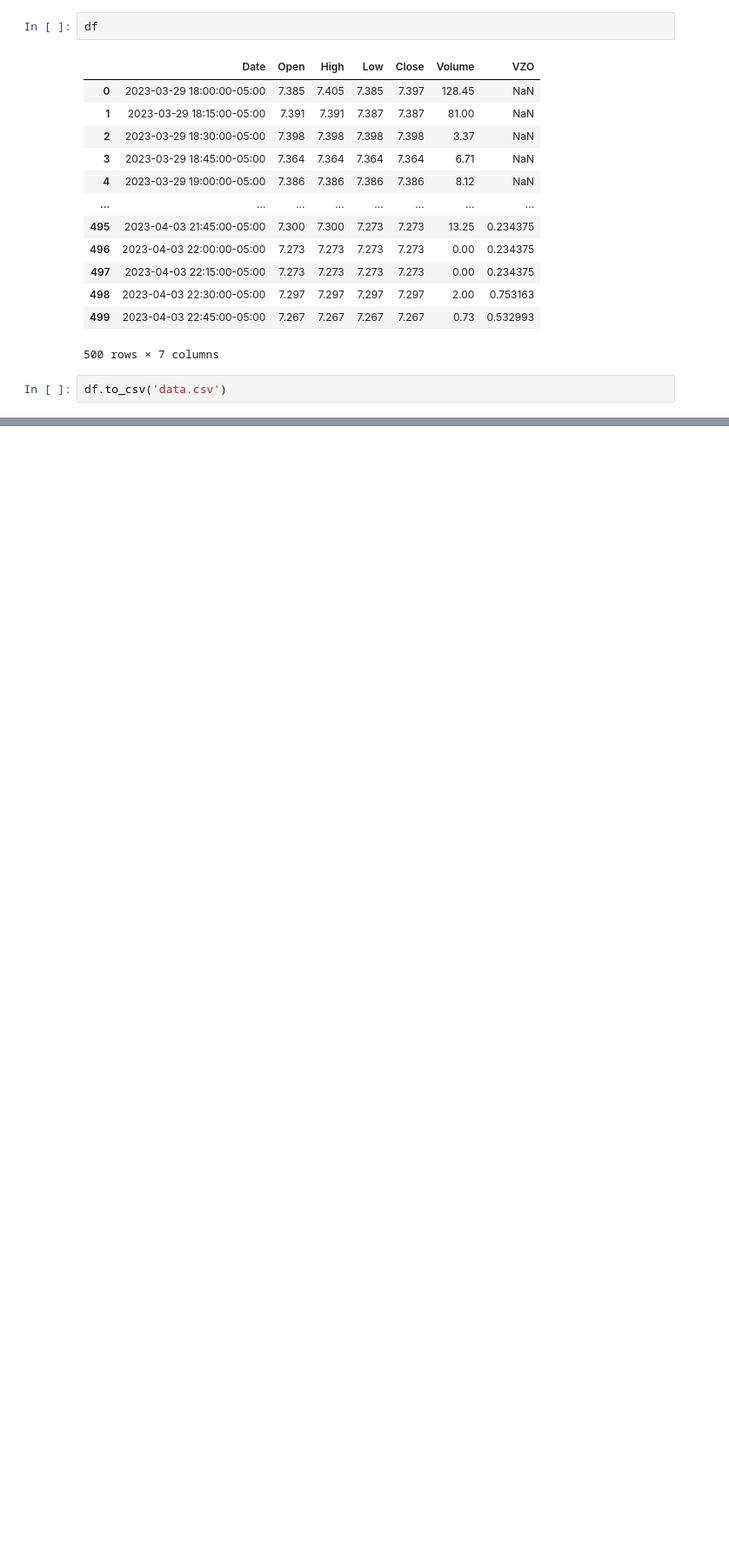
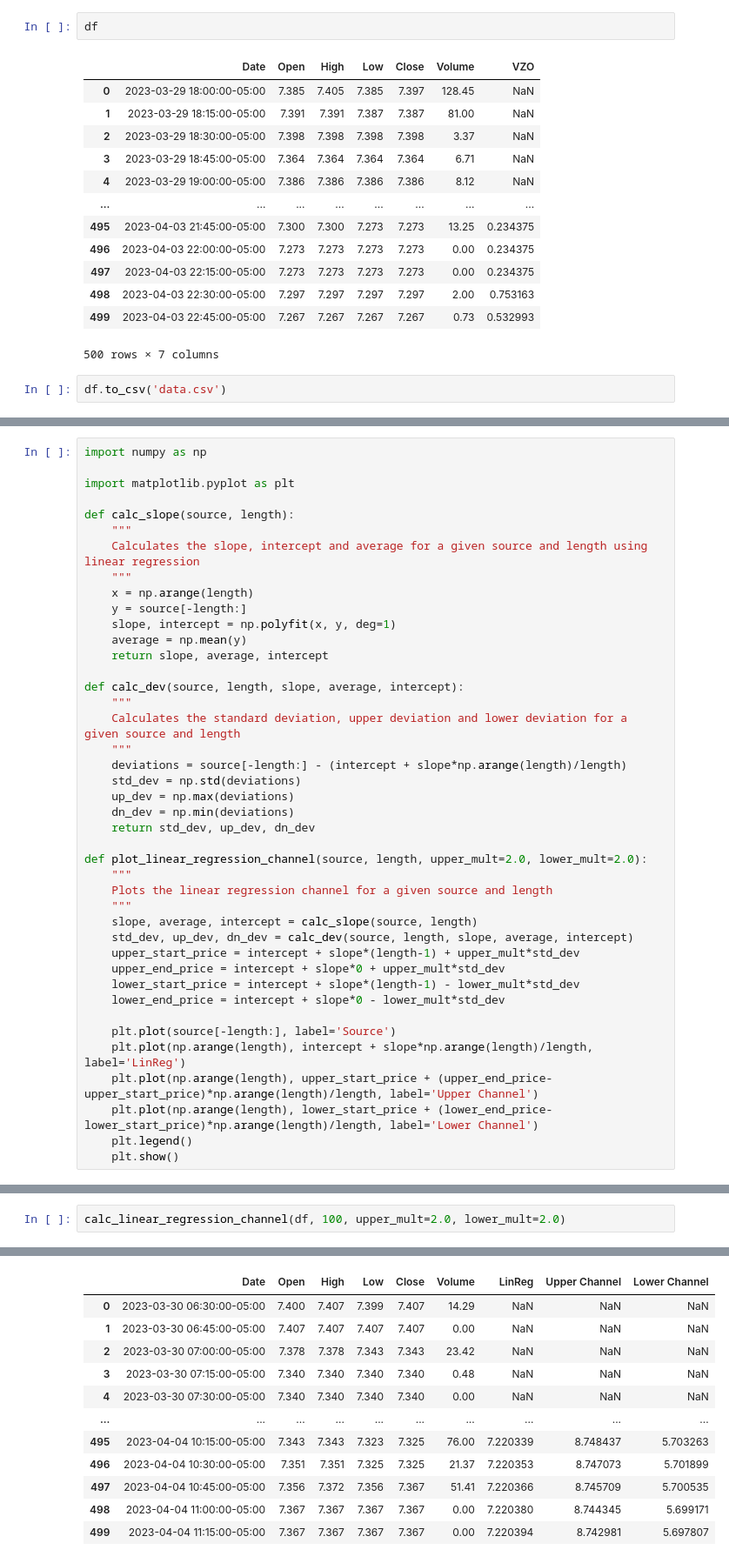
Before and after one commit to kubadlugosz/Geminit-Trading-Bot, a Jupyter notebook: Backtest.ipynb, the cells around one changed output, grey strips where cells are left out. Shown at 87% size. Cells and saved outputs as stored; diff of their text form; blank space fills up the shorter version.

```diff
--- a/Backtest.ipynb
+++ b/Backtest.ipynb
@@ -1186,0 +1299,42 @@ df.to_csv('data.csv')
+# %%
+import numpy as np
+
+import matplotlib.pyplot as plt
+
+def calc_slope(source, length):
+    """
+    Calculates the slope, intercept and average for a given source and length using linear regression
+    """
+    x = np.arange(length)
+    y = source[-length:]
+    slope, intercept = np.polyfit(x, y, deg=1)
+    average = np.mean(y)
+    return slope, average, intercept
+
+def calc_dev(source, length, slope, average, intercept):
+    """
+    Calculates the standard deviation, upper deviation and lower deviation for a given source and length
+    """
+    deviations = source[-length:] - (intercept + slope*np.arange(length)/length)
+    std_dev = np.std(deviations)
+    up_dev = np.max(deviations)
+    dn_dev = np.min(deviations)
+    return std_dev, up_dev, dn_dev
+
+def plot_linear_regression_channel(source, length, upper_mult=2.0, lower_mult=2.0):
+    """
+    Plots the linear regression channel for a given source and length
+    """
+    slope, average, intercept = calc_slope(source, length)
+    std_dev, up_dev, dn_dev = calc_dev(source, length, slope, average, intercept)
+    upper_start_price = intercept + slope*(length-1) + upper_mult*std_dev
+    upper_end_price = intercept + slope*0 + upper_mult*std_dev
+    lower_start_price = intercept + slope*(length-1) - lower_mult*std_dev
+    lower_end_price = intercept + slope*0 - lower_mult*std_dev
+
+    plt.plot(source[-length:], label='Source')
+    plt.plot(np.arange(length), intercept + slope*np.arange(length)/length, label='LinReg')
+    plt.plot(np.arange(length), upper_start_price + (upper_end_price-upper_start_price)*np.arange(length)/length, label='Upper Channel')
+    plt.plot(np.arange(length), lower_start_price + (lower_end_price-lower_start_price)*np.arange(length)/length, label='Lower Channel')
+    plt.legend()
+    plt.show()
@@ -1186,0 +1404,3 @@ df.to_csv('data.csv')
+# %%
+calc_linear_regression_channel(df, 100, upper_mult=2.0, lower_mult=2.0)
+# %% [output]
@@ -1186,0 +1419,12 @@ df.to_csv('data.csv')
+|  | Date | Open | High | Low | Close | Volume | LinReg | Upper Channel | Lower Channel |
+| 0 | 2023-03-30 06:30:00-05:00 | 7.400 | 7.407 | 7.399 | 7.407 | 14.29 | NaN | NaN | NaN |
+| 1 | 2023-03-30 06:45:00-05:00 | 7.407 | 7.407 | 7.407 | 7.407 | 0.00 | NaN | NaN | NaN |
+| 2 | 2023-03-30 07:00:00-05:00 | 7.378 | 7.378 | 7.343 | 7.343 | 23.42 | NaN | NaN | NaN |
+| 3 | 2023-03-30 07:15:00-05:00 | 7.340 | 7.340 | 7.340 | 7.340 | 0.48 | NaN | NaN | NaN |
+| 4 | 2023-03-30 07:30:00-05:00 | 7.340 | 7.340 | 7.340 | 7.340 | 0.00 | NaN | NaN | NaN |
+| ... | ... | ... | ... | ... | ... | ... | ... | ... | ... |
+| 495 | 2023-04-04 10:15:00-05:00 | 7.343 | 7.343 | 7.323 | 7.325 | 76.00 | 7.220339 | 8.748437 | 5.703263 |
+| 496 | 2023-04-04 10:30:00-05:00 | 7.351 | 7.351 | 7.325 | 7.325 | 21.37 | 7.220353 | 8.747073 | 5.701899 |
+| 497 | 2023-04-04 10:45:00-05:00 | 7.356 | 7.372 | 7.356 | 7.367 | 51.41 | 7.220366 | 8.745709 | 5.700535 |
+| 498 | 2023-04-04 11:00:00-05:00 | 7.367 | 7.367 | 7.367 | 7.367 | 0.00 | 7.220380 | 8.744345 | 5.699171 |
+| 499 | 2023-04-04 11:15:00-05:00 | 7.367 | 7.367 | 7.367 | 7.367 | 0.00 | 7.220394 | 8.742981 | 5.697807 |
```
Also changed, not shown: parts of 28 cells of this notebook, 4 other files.
